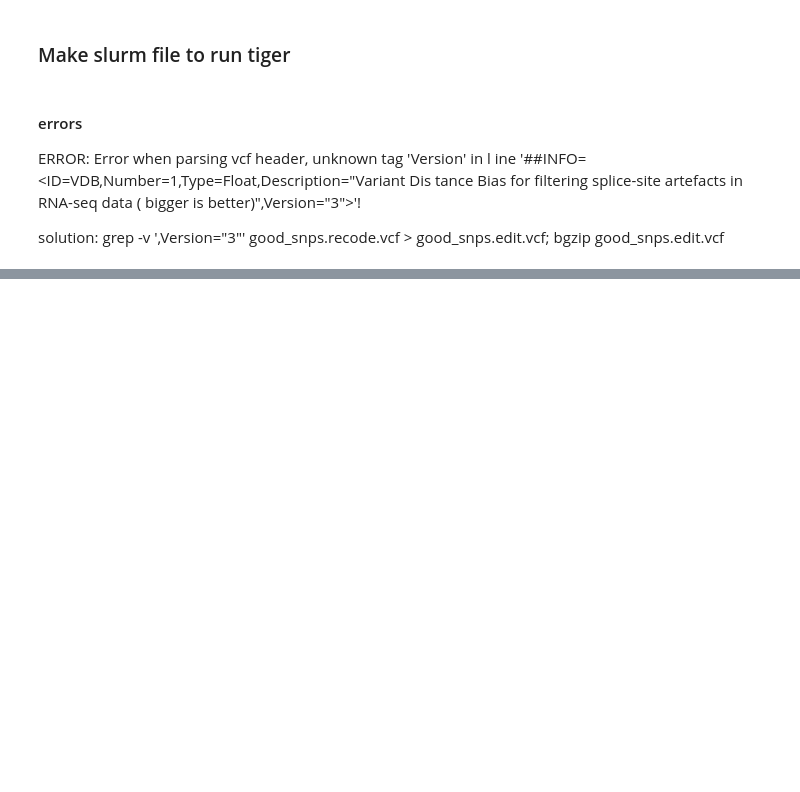
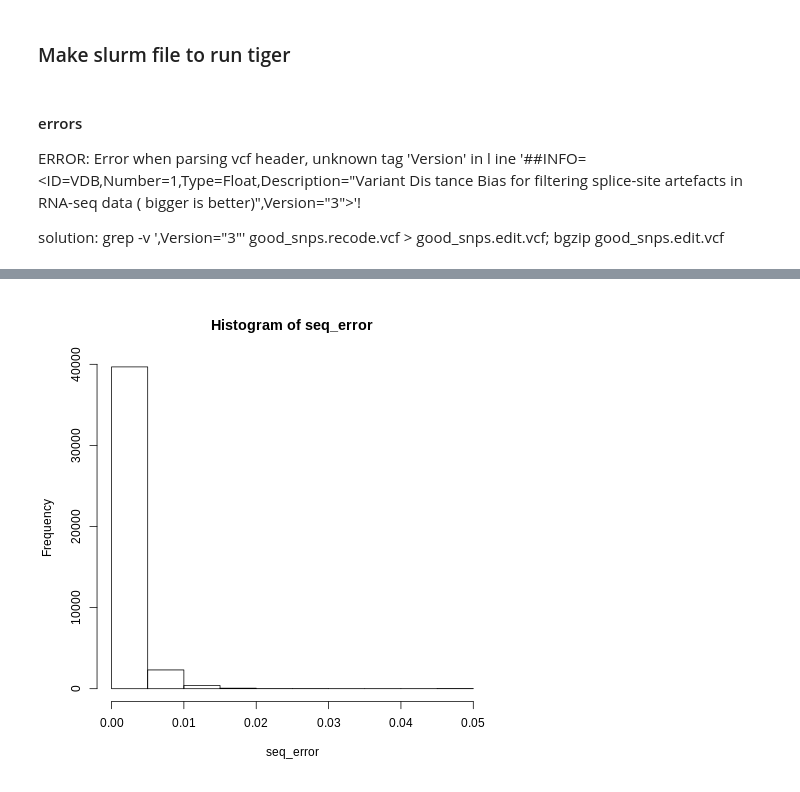
Before and after one commit to trevorfaske/ARTR_mixedploidy, a Jupyter notebook: ebg_sagebrush.ipynb, the cells around one changed output, grey strips where cells are left out. Cells and saved outputs as stored; diff of their text form; code cells hidden in the pictures; blank space fills up the shorter version.

```diff
--- a/ebg_sagebrush.ipynb
+++ b/ebg_sagebrush.ipynb
@@ -584,0 +407,21 @@ Name: MEAN_DEPTH, dtype: float64
+# %%
+%%R
+#split file to include only tetraploids
+indv <- colnames(ad)
+
+Sp <- rep(NA,times=length(indv))
+Ploidy <- rep(NA,times=length(indv))
+Pop <- rep(NA,times=length(indv))
+ID <- rep(NA,times=length(indv))
+All <- rep(NA,times=length(indv))
+for (i in 1:length(indv)){
+  SpP <- unlist(strsplit(as.character(indv[i]),"_"))[1]
+  Sp[i] <- gsub('\\d','',SpP,perl=TRUE)
+  Ploidy[i] <-  gsub('(\\D)','',SpP,perl=TRUE)
+  Pop[i] <- unlist(strsplit(as.character(indv[i]),"_"))[2]
+  ID[i] <- unlist(strsplit(as.character(indv[i]),"_"))[3]
+  All[i] <- as.character(indv[i])
+}
+Pop_ID <- data.frame(Sp=Sp,Ploidy=Ploidy,Pop=Pop,ID=ID,All=All,
+                     SpPloidy=paste0(Sp,Ploidy))
+write.csv(Pop_ID,'Pop_ID.csv',row.names=FALSE)
@@ -584,0 +439,10 @@ Name: MEAN_DEPTH, dtype: float64
+# %%
+%%R
+
+ploidy_index <- which(Pop_ID$Ploidy == 4)
+tot_ad_4 <- tot_ad[,ploidy_index]
+ref_ad_4 <- ref_ad[,ploidy_index]
+
+print(length(ploidy_index))
+print(dim(tot_ad_4))
+print(dim(ref_ad_4))
@@ -584,0 +455,9 @@ Name: MEAN_DEPTH, dtype: float64
+# %%
+%%R
+updog_out <- multidog(refmat=ref_ad_4,
+                      sizemat=tot_ad_4,
+                      ploidy=4,
+                      model = "hw",
+                      nc = 32)
+
+saveRDS(updog_out,'updog_out.RDS')
@@ -584,0 +478,6 @@ Name: MEAN_DEPTH, dtype: float64
+# %%
+%%R
+seq_error <- updog_out$snpdf$seq
+hist(seq_error)
+# %% [output]
+[figure, added]
```
Also changed, not shown: parts of 113 cells of this notebook.
